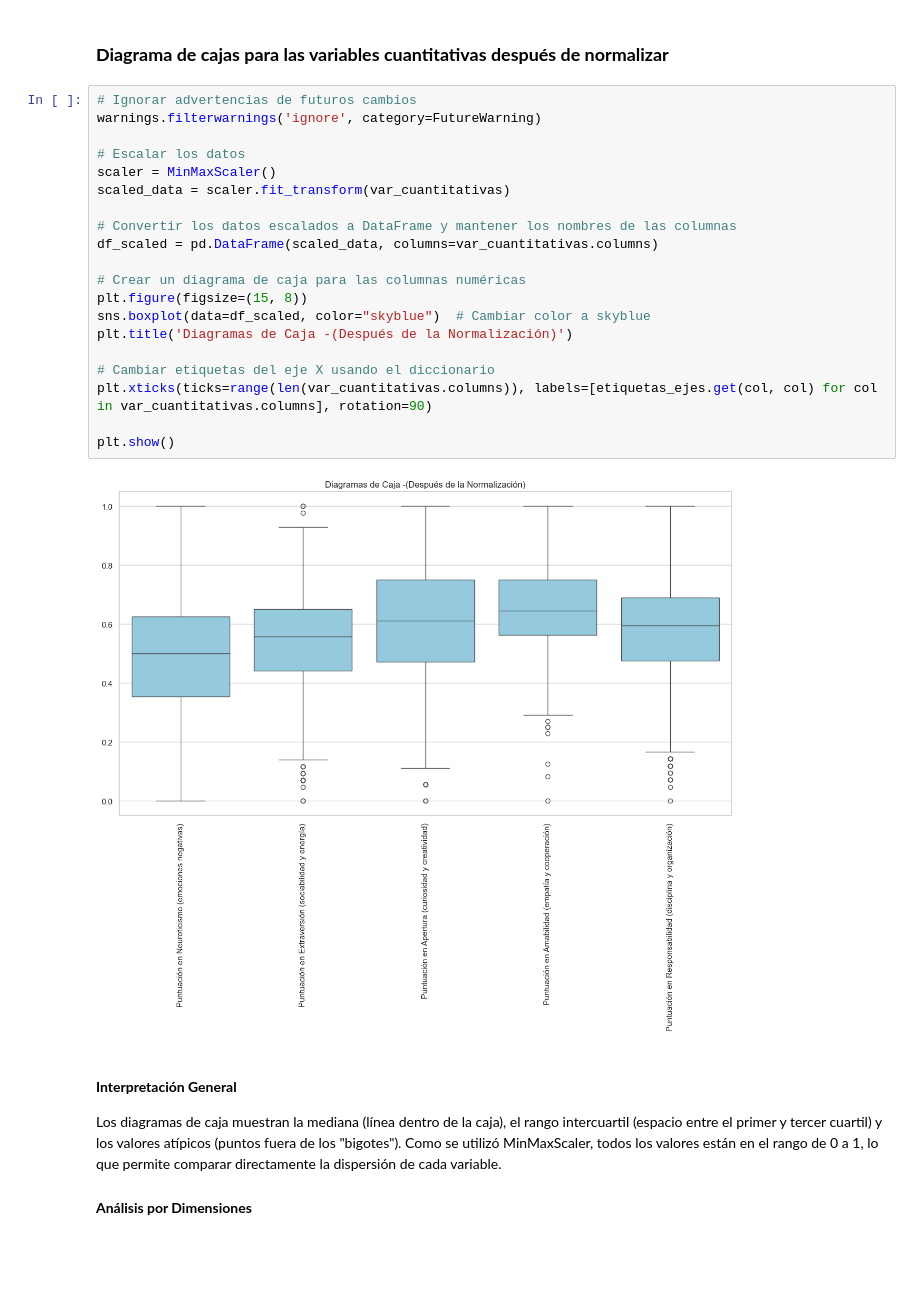
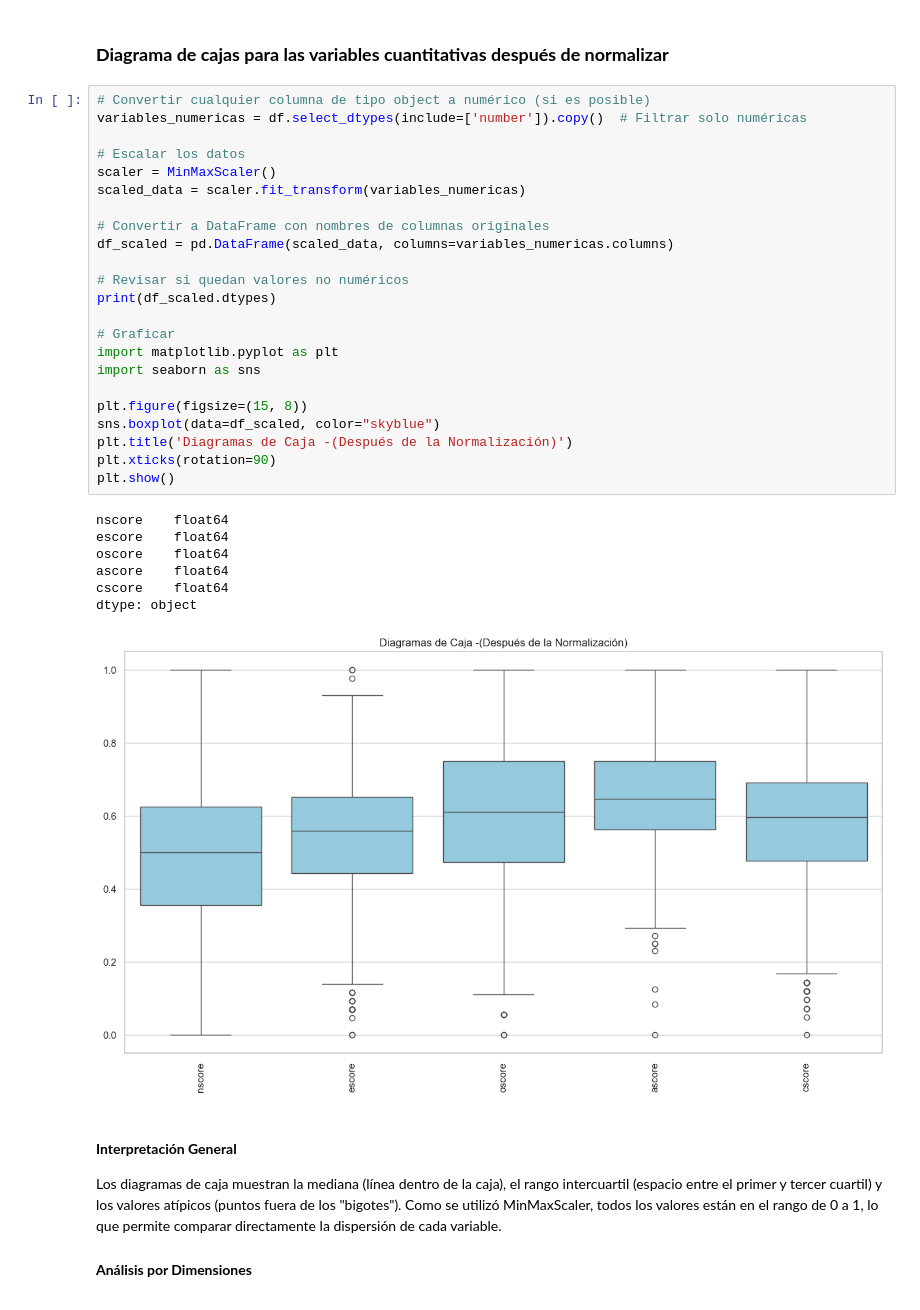
Before and after one commit to Xio0918/Storytelling, a Jupyter notebook: Drug_consumption.ipynb, the cells around one changed output. Saved outputs shown, nothing was run; the diff lists cells and outputs as text; blank space fills up the shorter version.

```diff
--- a/Drug_consumption.ipynb
+++ b/Drug_consumption.ipynb
@@ -813,27 +813,36 @@ No hay valores extremos frecuentes, lo que indica una población bastante homog
 # %% [markdown]
 ### **Diagrama de cajas para las variables cuantitativas después de normalizar**
 # %%
-# Ignorar advertencias de futuros cambios
-warnings.filterwarnings('ignore', category=FutureWarning)
+# Convertir cualquier columna de tipo object a numérico (si es posible)
+variables_numericas = df.select_dtypes(include=['number']).copy()  # Filtrar solo numéricas
 
 # Escalar los datos
 scaler = MinMaxScaler()
-scaled_data = scaler.fit_transform(var_cuantitativas)
+scaled_data = scaler.fit_transform(variables_numericas)
 
-# Convertir los datos escalados a DataFrame y mantener los nombres de las columnas
-df_scaled = pd.DataFrame(scaled_data, columns=var_cuantitativas.columns)
+# Convertir a DataFrame con nombres de columnas originales
+df_scaled = pd.DataFrame(scaled_data, columns=variables_numericas.columns)
 
-# Crear un diagrama de caja para las columnas numéricas
+# Revisar si quedan valores no numéricos
+print(df_scaled.dtypes)
+
+# Graficar
+import matplotlib.pyplot as plt
+import seaborn as sns
+
 plt.figure(figsize=(15, 8))
-sns.boxplot(data=df_scaled, color="skyblue")  # Cambiar color a skyblue
+sns.boxplot(data=df_scaled, color="skyblue")
 plt.title('Diagramas de Caja -(Después de la Normalización)')
-
-# Cambiar etiquetas del eje X usando el diccionario
-plt.xticks(ticks=range(len(var_cuantitativas.columns)), labels=[etiquetas_ejes.get(col, col) for col in var_cuantitativas.columns], rotation=90)
-
+plt.xticks(rotation=90)
 plt.show()
 # %% [output]
+nscore    float64
+escore    float64
+oscore    float64
+ascore    float64
+cscore    float64
+dtype: object
-[figure, old version]
+[figure, new version]
 # %% [markdown]
 #### **Interpretación General**
 
```
Also changed, not shown: parts of 6 cells of this notebook.
